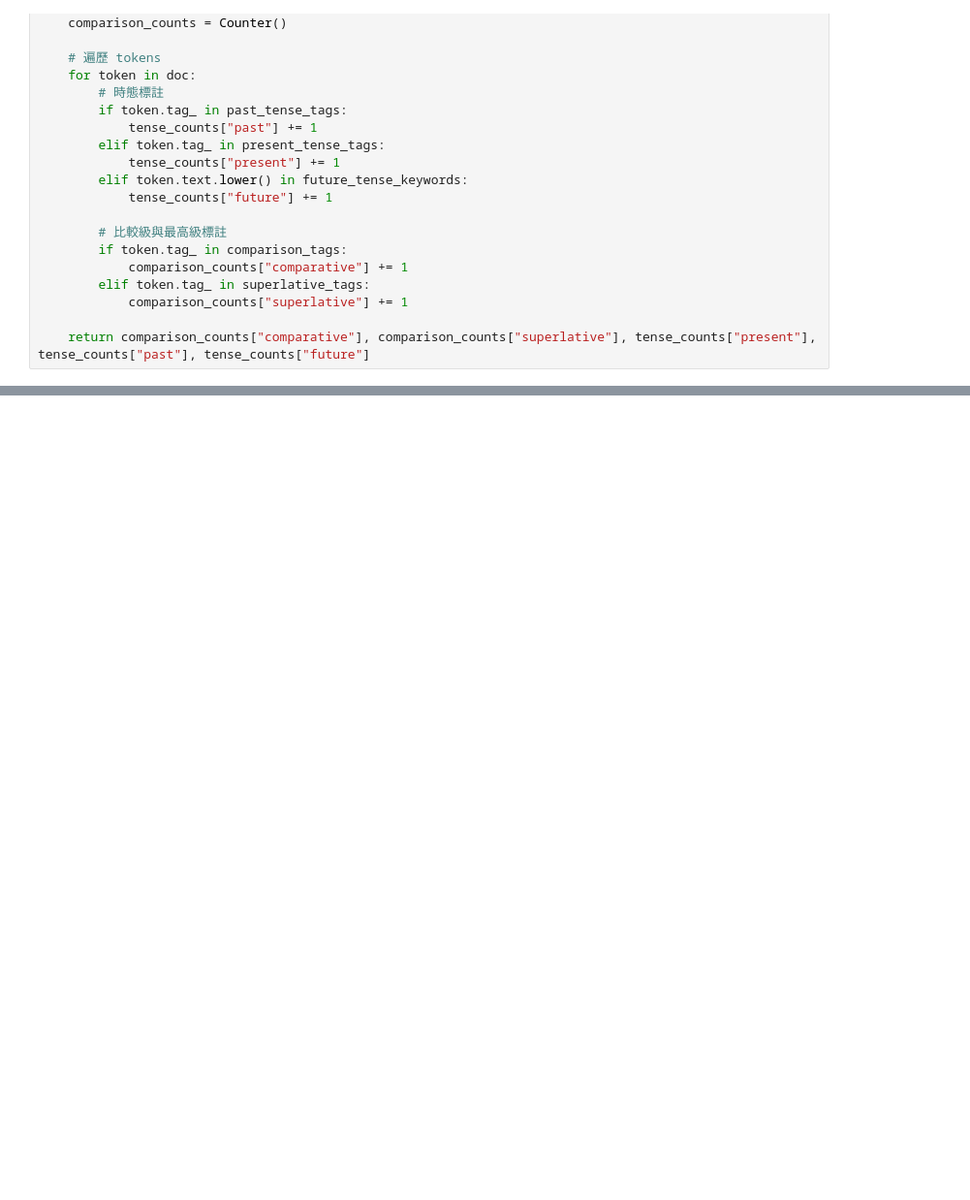
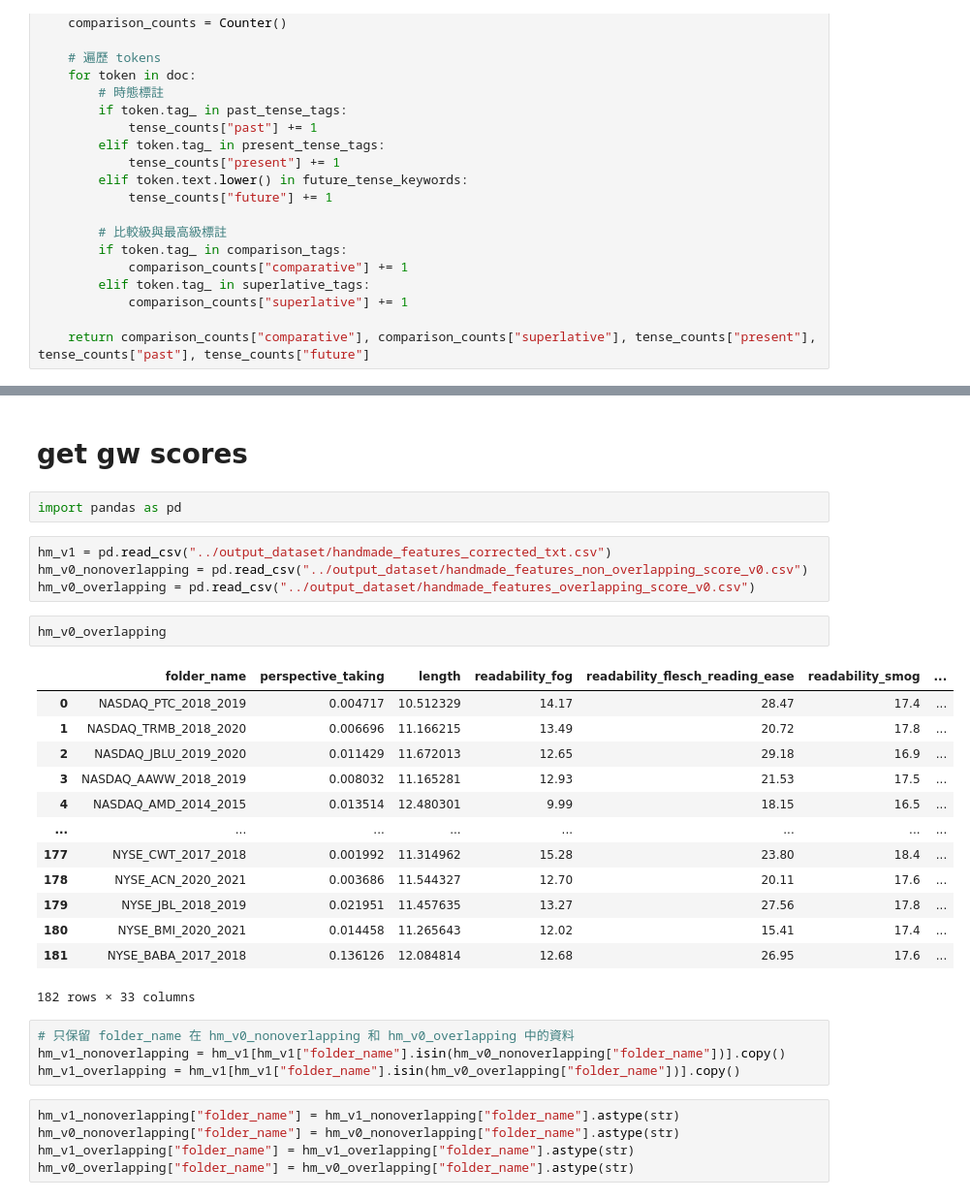
Before and after one commit to 10youting01/Green-innovation, a Jupyter notebook: preprocess/handmade_features_v1_after_gemini.ipynb, the cells around one changed output, grey strips where cells are left out. Shown at 97% size. Saved outputs shown, nothing was run; the diff lists cells and outputs as text; blank space fills up the shorter version.

Commit message:
(Hanmade Features) Add getting greenwashing scores from v0

```diff
--- a/preprocess/handmade_features_v1_after_gemini.ipynb
+++ b/preprocess/handmade_features_v1_after_gemini.ipynb
@@ -317,0 +314,33 @@ Processed: NASDAQ_RBBN_2021_2022
+# %% [markdown]
+# get gw scores
+# %%
+import pandas as pd
+# %%
+hm_v1 = pd.read_csv("../output_dataset/handmade_features_corrected_txt.csv")
+hm_v0_nonoverlapping = pd.read_csv("../output_dataset/handmade_features_non_overlapping_score_v0.csv")
+hm_v0_overlapping = pd.read_csv("../output_dataset/handmade_features_overlapping_score_v0.csv")
+# %%
+hm_v0_overlapping
+# %% [output]
+|  | folder_name | perspective_taking | length | readability_fog | readability_flesch_reading_ease | readability_smog | ... |
+| 0 | NASDAQ_PTC_2018_2019 | 0.004717 | 10.512329 | 14.17 | 28.47 | 17.4 | ... |
+| 1 | NASDAQ_TRMB_2018_2020 | 0.006696 | 11.166215 | 13.49 | 20.72 | 17.8 | ... |
+| 2 | NASDAQ_JBLU_2019_2020 | 0.011429 | 11.672013 | 12.65 | 29.18 | 16.9 | ... |
+| 3 | NASDAQ_AAWW_2018_2019 | 0.008032 | 11.165281 | 12.93 | 21.53 | 17.5 | ... |
+| 4 | NASDAQ_AMD_2014_2015 | 0.013514 | 12.480301 | 9.99 | 18.15 | 16.5 | ... |
+| ... | ... | ... | ... | ... | ... | ... | ... |
+| 177 | NYSE_CWT_2017_2018 | 0.001992 | 11.314962 | 15.28 | 23.80 | 18.4 | ... |
+| 178 | NYSE_ACN_2020_2021 | 0.003686 | 11.544327 | 12.70 | 20.11 | 17.6 | ... |
+| 179 | NYSE_JBL_2018_2019 | 0.021951 | 11.457635 | 13.27 | 27.56 | 17.8 | ... |
+| 180 | NYSE_BMI_2020_2021 | 0.014458 | 11.265643 | 12.02 | 15.41 | 17.4 | ... |
+| 181 | NYSE_BABA_2017_2018 | 0.136126 | 12.084814 | 12.68 | 26.95 | 17.6 | ... |
+182 rows × 33 columns
+# %%
+# 只保留 folder_name 在 hm_v0_nonoverlapping 和 hm_v0_overlapping 中的資料
+hm_v1_nonoverlapping = hm_v1[hm_v1["folder_name"].isin(hm_v0_nonoverlapping["folder_name"])].copy()
+hm_v1_overlapping = hm_v1[hm_v1["folder_name"].isin(hm_v0_overlapping["folder_name"])].copy()
+# %%
+hm_v1_nonoverlapping["folder_name"] = hm_v1_nonoverlapping["folder_name"].astype(str)
+hm_v0_nonoverlapping["folder_name"] = hm_v0_nonoverlapping["folder_name"].astype(str)
+hm_v1_overlapping["folder_name"] = hm_v1_overlapping["folder_name"].astype(str)
+hm_v0_overlapping["folder_name"] = hm_v0_overlapping["folder_name"].astype(str)
```
Also changed, not shown: parts of 5 cells of this notebook.
